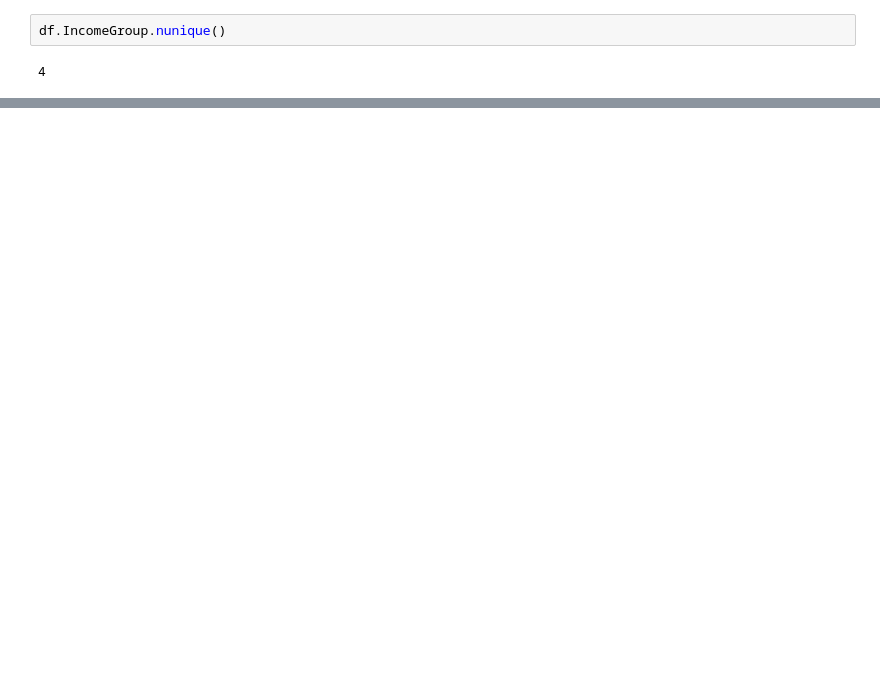
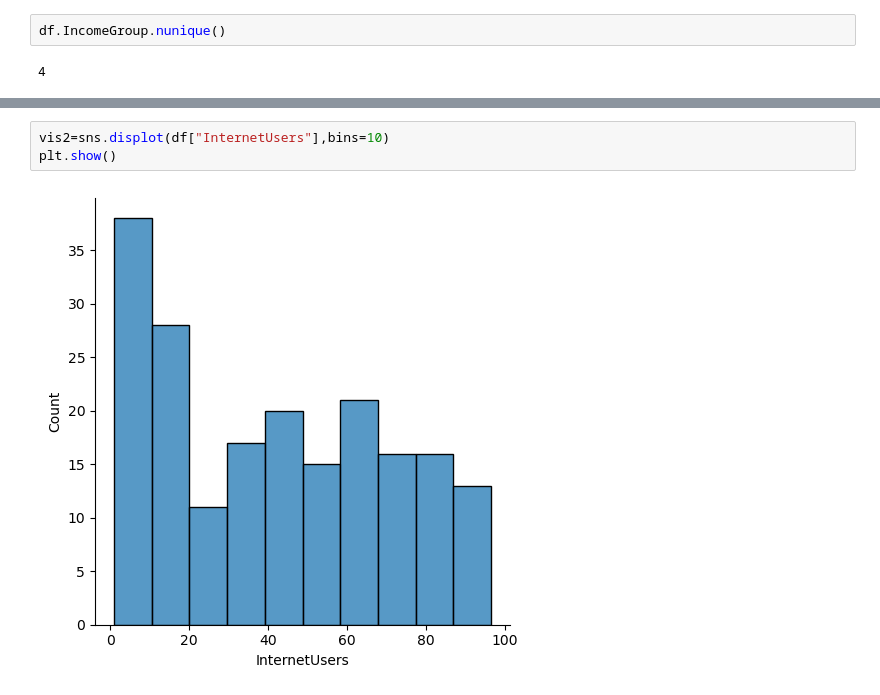
Before and after one commit to Poojashivadi29/python_basics, a Jupyter notebook: P-5, country GDP analysis.ipynb, the cells around one changed output, grey strips where cells are left out. Cells and saved outputs as stored; diff of their text form; blank space fills up the shorter version.

```diff
--- a/P-5, country GDP analysis.ipynb
+++ b/P-5, country GDP analysis.ipynb
@@ -402,0 +454,5 @@ import seaborn as sns
+# %%
+vis2=sns.displot(df["InternetUsers"],bins=10)
+plt.show()
+# %% [output]
+[figure, added]
```
Also changed, not shown: parts of 16 cells of this notebook.
